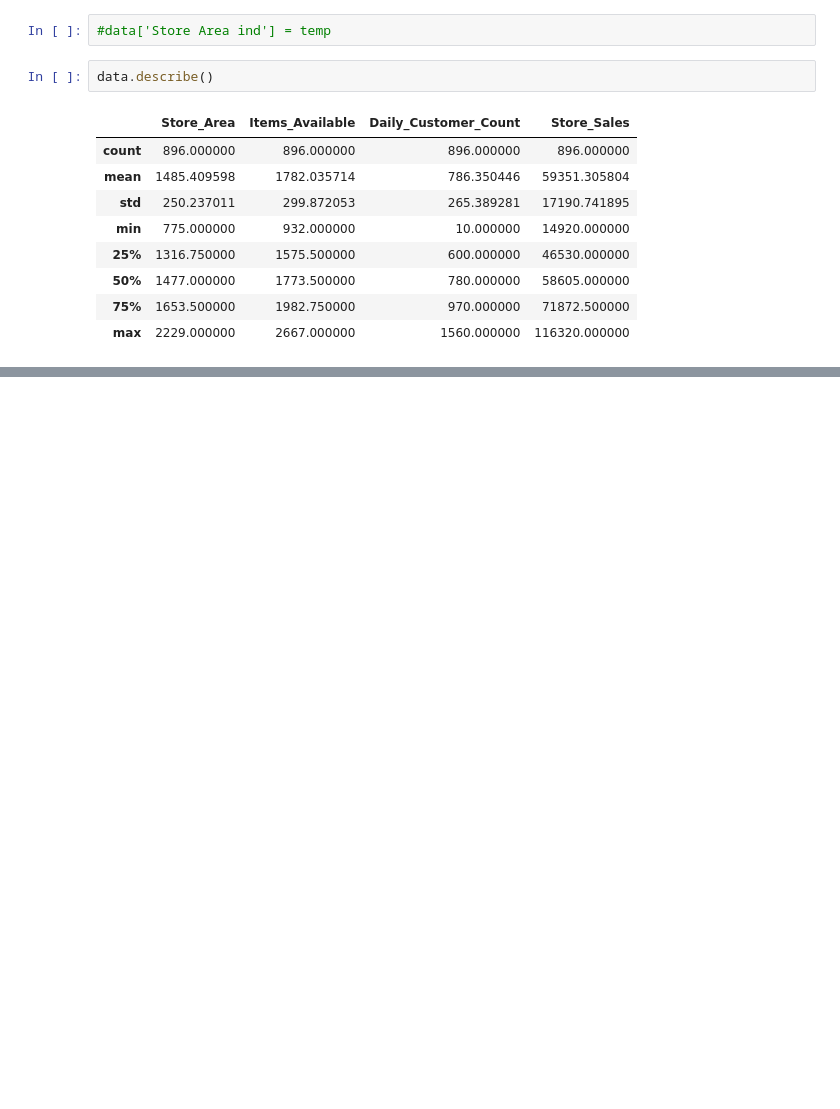
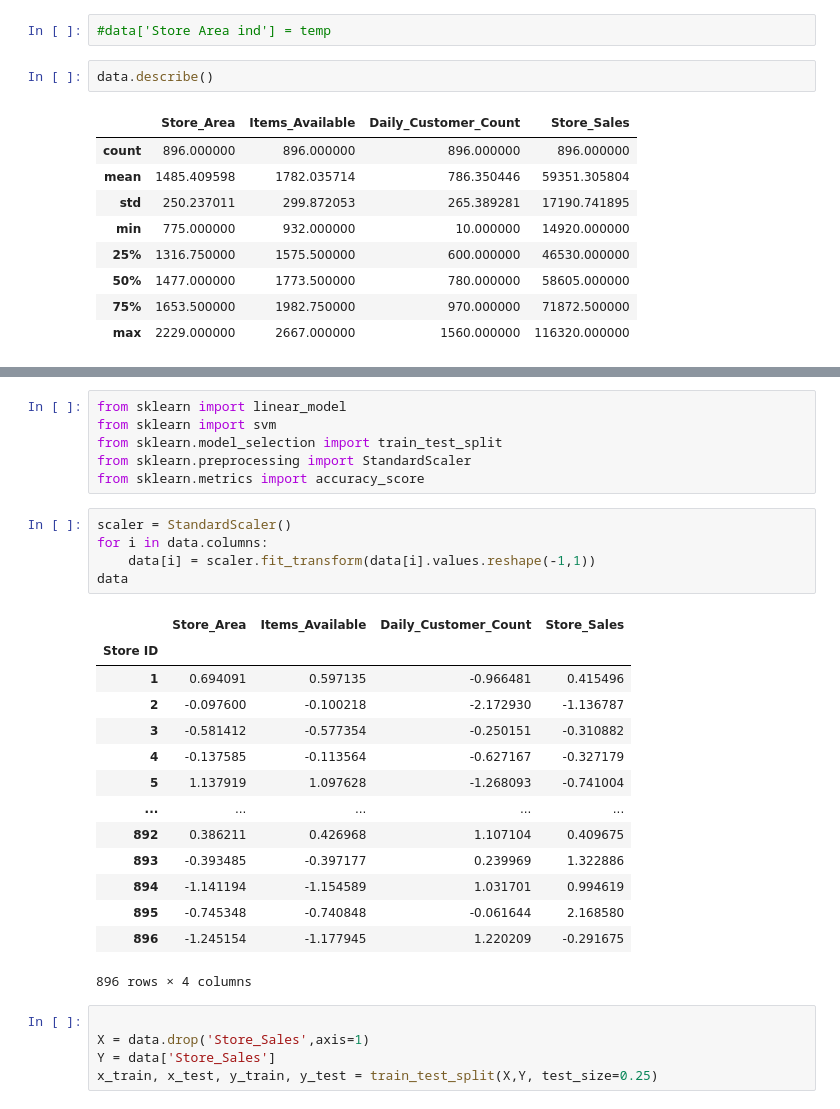
Before and after one commit to Hasnain-iut/Data-Science, a Jupyter notebook: Projects and Contests/Kaggle Supermarket dataset/supermarket analysis.ipynb, the cells around one changed output, grey strips where cells are left out. Cells and saved outputs as stored; diff of their text form; blank space fills up the shorter version.

```diff
--- a/Projects and Contests/Kaggle Supermarket dataset/supermarket analysis.ipynb
+++ b/Projects and Contests/Kaggle Supermarket dataset/supermarket analysis.ipynb
@@ -53,0 +69,31 @@ sns.heatmap(data.corr(), cmap="YlGnBu", annot=True)
+# %%
+from sklearn import linear_model
+from sklearn import svm
+from sklearn.model_selection import train_test_split
+from sklearn.preprocessing import StandardScaler
+from sklearn.metrics import accuracy_score
+# %%
+scaler = StandardScaler()
+for i in data.columns:
+    data[i] = scaler.fit_transform(data[i].values.reshape(-1,1))
+data
+# %% [output]
+|  | Store_Area | Items_Available | Daily_Customer_Count | Store_Sales |
+| Store ID |  |  |  |  |
+| 1 | 0.694091 | 0.597135 | -0.966481 | 0.415496 |
+| 2 | -0.097600 | -0.100218 | -2.172930 | -1.136787 |
+| 3 | -0.581412 | -0.577354 | -0.250151 | -0.310882 |
+| 4 | -0.137585 | -0.113564 | -0.627167 | -0.327179 |
+| 5 | 1.137919 | 1.097628 | -1.268093 | -0.741004 |
+| ... | ... | ... | ... | ... |
+| 892 | 0.386211 | 0.426968 | 1.107104 | 0.409675 |
+| 893 | -0.393485 | -0.397177 | 0.239969 | 1.322886 |
+| 894 | -1.141194 | -1.154589 | 1.031701 | 0.994619 |
+| 895 | -0.745348 | -0.740848 | -0.061644 | 2.168580 |
+| 896 | -1.245154 | -1.177945 | 1.220209 | -0.291675 |
+896 rows × 4 columns
+# %%
+
+X = data.drop('Store_Sales',axis=1)
+Y = data['Store_Sales']
+x_train, x_test, y_train, y_test = train_test_split(X,Y, test_size=0.25)
```
Also changed, not shown: parts of 7 cells of this notebook, 1 other file.
